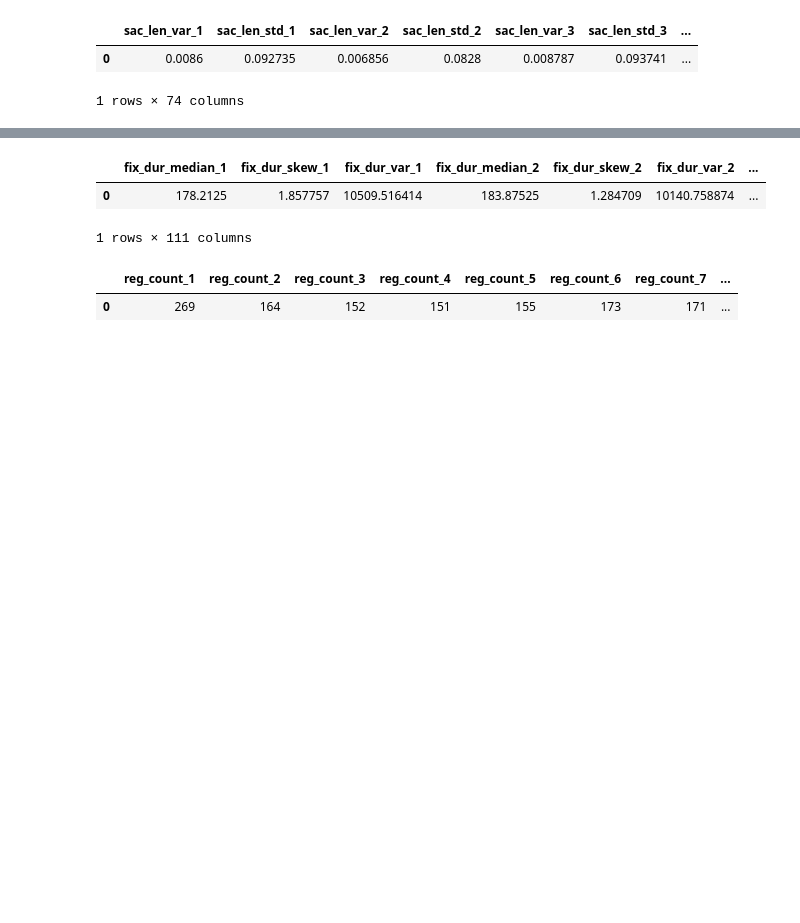
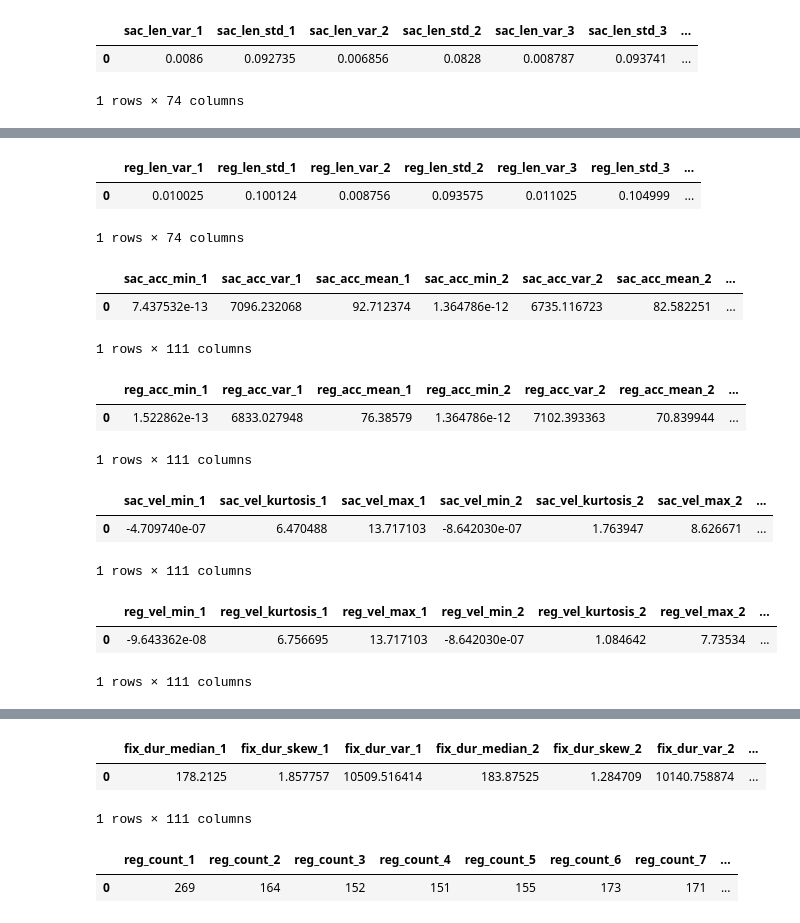
Before and after one commit to hse-scila/EyeFeatures, a Jupyter notebook: eyetracking/features/test.ipynb, the cells around one changed output, grey strips where cells are left out. Saved outputs shown, nothing was run; the diff lists cells and outputs as text; code cells hidden in the pictures; blank space fills up the shorter version.

Commit message:
Add Regression features

```diff
--- a/eyetracking/features/test.ipynb
+++ b/eyetracking/features/test.ipynb
@@ -24,7 +24,10 @@ features = [
     SaccadeAcceleration(stats=['min', 'var', 'mean']),
     MicroSaccadeVelocity(stats=['min'], min_dispersion=msa, max_velocity=msv),
     MicroSaccadeAcceleration(stats=['var'], min_dispersion=msa, max_velocity=msv),
-    MicroSaccadeLength(stats=['max'], min_dispersion=msa, max_velocity=msv)
+    MicroSaccadeLength(stats=['max'], min_dispersion=msa, max_velocity=msv),
+    RegressionLength(stats=['var', 'std']),
+    RegressionVelocity(stats=['min', 'kurtosis', 'max']),
+    RegressionAcceleration(stats=['min', 'var', 'mean'])
 ]
 sac_vel = SaccadeVelocity(stats=['min', 'kurtosis', 'max'], x=x, y=y, t=t, duration=dur, pk=['tekst'])
 fix_dur = FixationDuration(stats=['median', 'skew', 'var'], x=x, y=y, t=t, duration=dur, pk=['tekst'])
@@ -35,6 +38,9 @@ sac_acc = SaccadeAcceleration(stats=['min', 'var', 'mean'], x=x, y=y, t=t, durat
 microsac_vel = MicroSaccadeVelocity(stats=['min'], x=x, y=y, t=t, duration=dur, dispersion=dis, pk=['tekst'], min_dispersion=msa, max_velocity=msv)
 microsac_len = MicroSaccadeLength(stats=['max'], x=x, y=y, t=t, duration=dur, dispersion=dis, pk=['tekst'], min_dispersion=msa, max_velocity=msv)
 microsac_acc = MicroSaccadeAcceleration(stats=['max'], x=x, y=y, t=t, duration=dur, dispersion=dis, pk=['tekst'], min_dispersion=msa, max_velocity=msv)
+reg_len = RegressionLength(stats=['var', 'std'], x=x, y=y, t=t, duration=dur, pk=['tekst'])
+reg_vel = RegressionVelocity(stats=['min', 'kurtosis', 'max'], x=x, y=y, t=t, duration=dur, pk=['tekst'])
+reg_acc = RegressionAcceleration(stats=['min', 'var', 'mean'], x=x, y=y, t=t, duration=dur, pk=['tekst'])
 
 extractor = Extractor(features=features, x=x, y=y, t=t, duration=dur, dispersion=dis, pk=['tekst'],
                       return_df=True)
@@ -76,0 +53,30 @@ microsac_acc.transform(data)
+# %%
+reg_len.transform(data)
+# %% [output]
+|  | reg_len_var_1 | reg_len_std_1 | reg_len_var_2 | reg_len_std_2 | reg_len_var_3 | reg_len_std_3 | ... |
+| 0 | 0.010025 | 0.100124 | 0.008756 | 0.093575 | 0.011025 | 0.104999 | ... |
+1 rows × 74 columns
+# %%
+sac_acc.transform(data)
+# %% [output]
+|  | sac_acc_min_1 | sac_acc_var_1 | sac_acc_mean_1 | sac_acc_min_2 | sac_acc_var_2 | sac_acc_mean_2 | ... |
+| 0 | 7.437532e-13 | 7096.232068 | 92.712374 | 1.364786e-12 | 6735.116723 | 82.582251 | ... |
+1 rows × 111 columns
+# %%
+reg_acc.transform(data)
+# %% [output]
+|  | reg_acc_min_1 | reg_acc_var_1 | reg_acc_mean_1 | reg_acc_min_2 | reg_acc_var_2 | reg_acc_mean_2 | ... |
+| 0 | 1.522862e-13 | 6833.027948 | 76.38579 | 1.364786e-12 | 7102.393363 | 70.839944 | ... |
+1 rows × 111 columns
+# %%
+sac_vel.transform(data)
+# %% [output]
+|  | sac_vel_min_1 | sac_vel_kurtosis_1 | sac_vel_max_1 | sac_vel_min_2 | sac_vel_kurtosis_2 | sac_vel_max_2 | ... |
+| 0 | -4.709740e-07 | 6.470488 | 13.717103 | -8.642030e-07 | 1.763947 | 8.626671 | ... |
+1 rows × 111 columns
+# %%
+reg_vel.transform(data)
+# %% [output]
+|  | reg_vel_min_1 | reg_vel_kurtosis_1 | reg_vel_max_1 | reg_vel_min_2 | reg_vel_kurtosis_2 | reg_vel_max_2 | ... |
+| 0 | -9.643362e-08 | 6.756695 | 13.717103 | -8.642030e-07 | 1.084642 | 7.73534 | ... |
+1 rows × 111 columns
```
Also changed, not shown: parts of 19 cells of this notebook, 1 other file.
